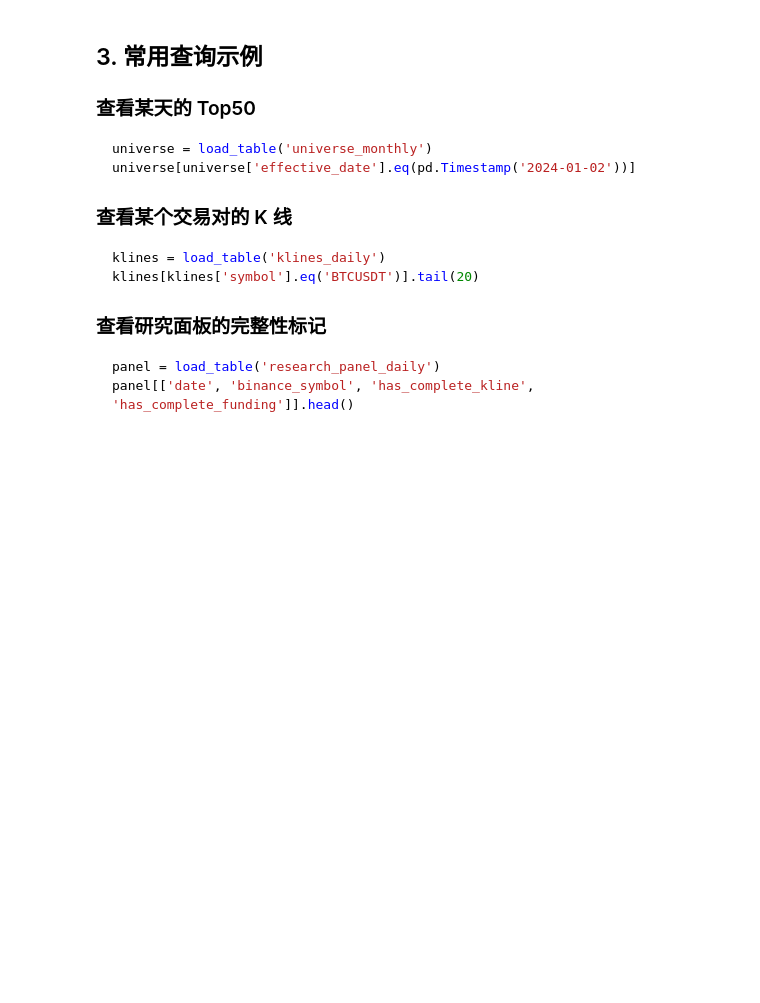
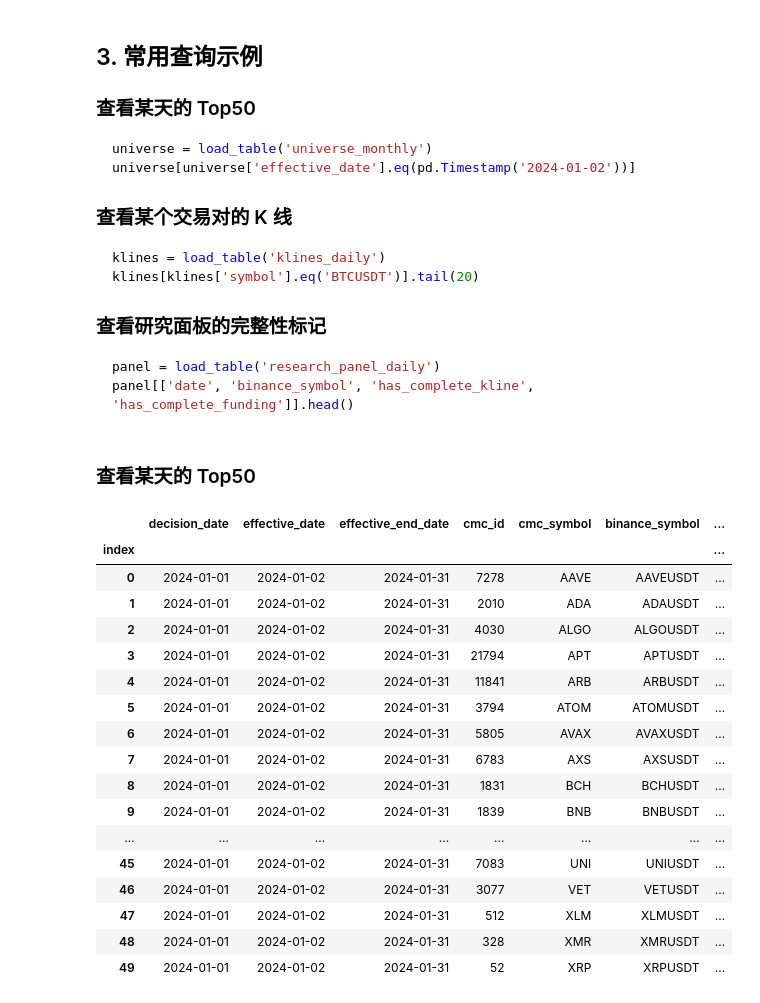
Before and after one commit to WesleyWu2020/cryptoFactorAnalyze, a Jupyter notebook: data/crypto_data.ipynb, the cells around one changed output. Cells and saved outputs as stored; diff of their text form; code cells hidden in the pictures; blank space fills up the shorter version.

````diff
--- a/data/crypto_data.ipynb
+++ b/data/crypto_data.ipynb
@@ -209,3 +317,27 @@ klines[klines['symbol'].eq('BTCUSDT')].tail(20)
 panel = load_table('research_panel_daily')
 panel[['date', 'binance_symbol', 'has_complete_kline', 'has_complete_funding']].head()
 ```
+# %% [markdown]
+### 查看某天的 Top50
+# %%
+universe = load_table('universe_monthly')
+universe[universe['effective_date'].eq(pd.Timestamp('2024-01-02'))]
+# %% [output]
+|  | decision_date | effective_date | effective_end_date | cmc_id | cmc_symbol | binance_symbol | ... |
+| index |  |  |  |  |  |  | ... |
+| 0 | 2024-01-01 | 2024-01-02 | 2024-01-31 | 7278 | AAVE | AAVEUSDT | ... |
+| 1 | 2024-01-01 | 2024-01-02 | 2024-01-31 | 2010 | ADA | ADAUSDT | ... |
+| 2 | 2024-01-01 | 2024-01-02 | 2024-01-31 | 4030 | ALGO | ALGOUSDT | ... |
+| 3 | 2024-01-01 | 2024-01-02 | 2024-01-31 | 21794 | APT | APTUSDT | ... |
+| 4 | 2024-01-01 | 2024-01-02 | 2024-01-31 | 11841 | ARB | ARBUSDT | ... |
+| 5 | 2024-01-01 | 2024-01-02 | 2024-01-31 | 3794 | ATOM | ATOMUSDT | ... |
+| 6 | 2024-01-01 | 2024-01-02 | 2024-01-31 | 5805 | AVAX | AVAXUSDT | ... |
+| 7 | 2024-01-01 | 2024-01-02 | 2024-01-31 | 6783 | AXS | AXSUSDT | ... |
+| 8 | 2024-01-01 | 2024-01-02 | 2024-01-31 | 1831 | BCH | BCHUSDT | ... |
+| 9 | 2024-01-01 | 2024-01-02 | 2024-01-31 | 1839 | BNB | BNBUSDT | ... |
+| ... | ... | ... | ... | ... | ... | ... | ... |
+| 45 | 2024-01-01 | 2024-01-02 | 2024-01-31 | 7083 | UNI | UNIUSDT | ... |
+| 46 | 2024-01-01 | 2024-01-02 | 2024-01-31 | 3077 | VET | VETUSDT | ... |
+| 47 | 2024-01-01 | 2024-01-02 | 2024-01-31 | 512 | XLM | XLMUSDT | ... |
+| 48 | 2024-01-01 | 2024-01-02 | 2024-01-31 | 328 | XMR | XMRUSDT | ... |
+| 49 | 2024-01-01 | 2024-01-02 | 2024-01-31 | 52 | XRP | XRPUSDT | ... |
````
Also changed, not shown: parts of 5 cells of this notebook, 48 other files.
